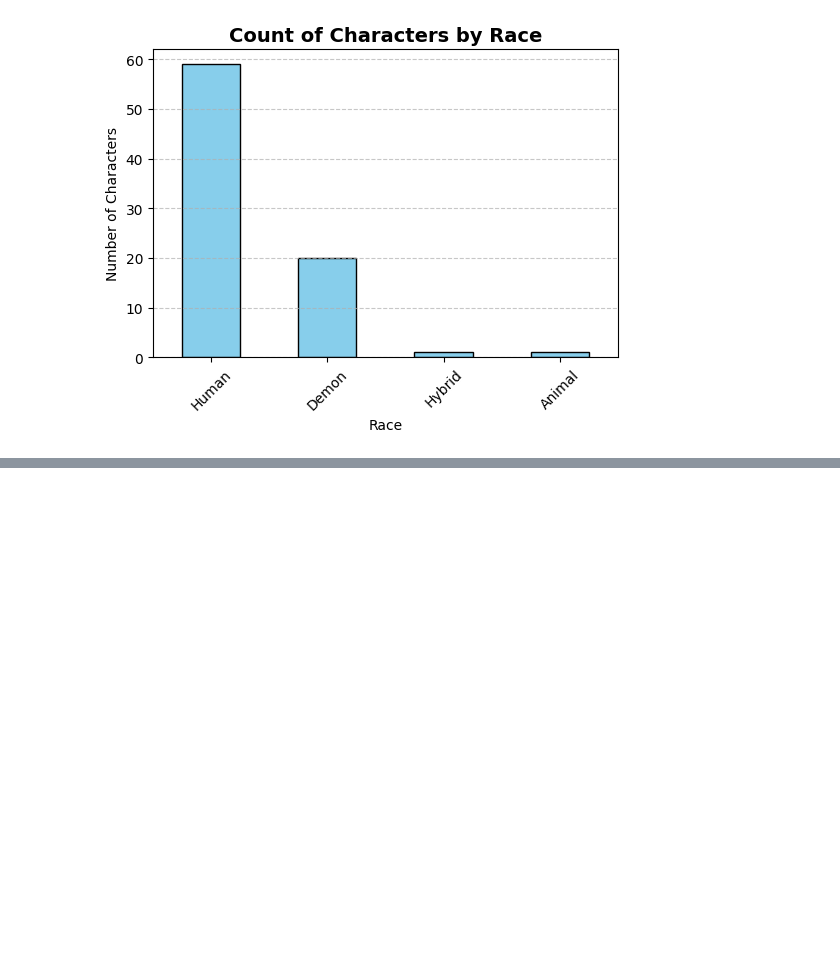
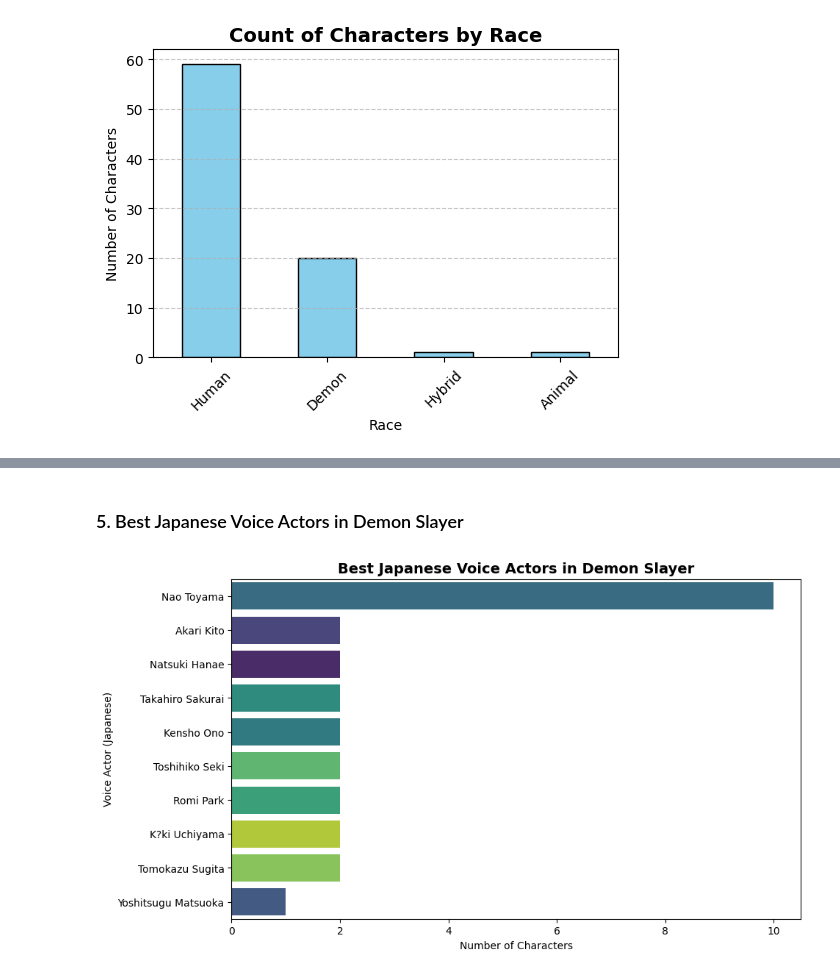
Before and after one commit to lukhi-laksh/Kaggle-Notebooks, a Jupyter notebook: Demon_Slayer_Character_Analysis.ipynb, the cells around one changed output, grey strips where cells are left out. Drawn from its saved outputs; the diff is of its cells as text; code cells hidden in the pictures; blank space fills up the shorter version.

```diff
--- a/Demon_Slayer_Character_Analysis.ipynb
+++ b/Demon_Slayer_Character_Analysis.ipynb
@@ -175,0 +192,27 @@ Name: count, dtype: int64
+# %% [markdown]
+### 5. Best Japanese Voice Actors in Demon Slayer
+# %%
+# Filter out 'None'
+filtered_df = df[df['Voice_Actor_Japanese'] != 'None']
+
+# Take top 10
+top_10_va = filtered_df['Voice_Actor_Japanese'].value_counts().head(10).index
+filtered_df = filtered_df[filtered_df['Voice_Actor_Japanese'].isin(top_10_va)]
+
+# Plot countplot
+plt.figure(figsize=(10,6))
+sns.countplot(
+    data=filtered_df,
+    y='Voice_Actor_Japanese',
+    order=top_10_va,
+    hue='Voice_Actor_Japanese',
+    palette="viridis",
+    legend=False
+)
+
+plt.title("Best Japanese Voice Actors in Demon Slayer", fontsize=14, weight='bold')
+plt.xlabel("Number of Characters")
+plt.ylabel("Voice Actor (Japanese)")
+plt.show()
+# %% [output]
+[figure, added]
```
Also changed, not shown: parts of 5 cells of this notebook.
